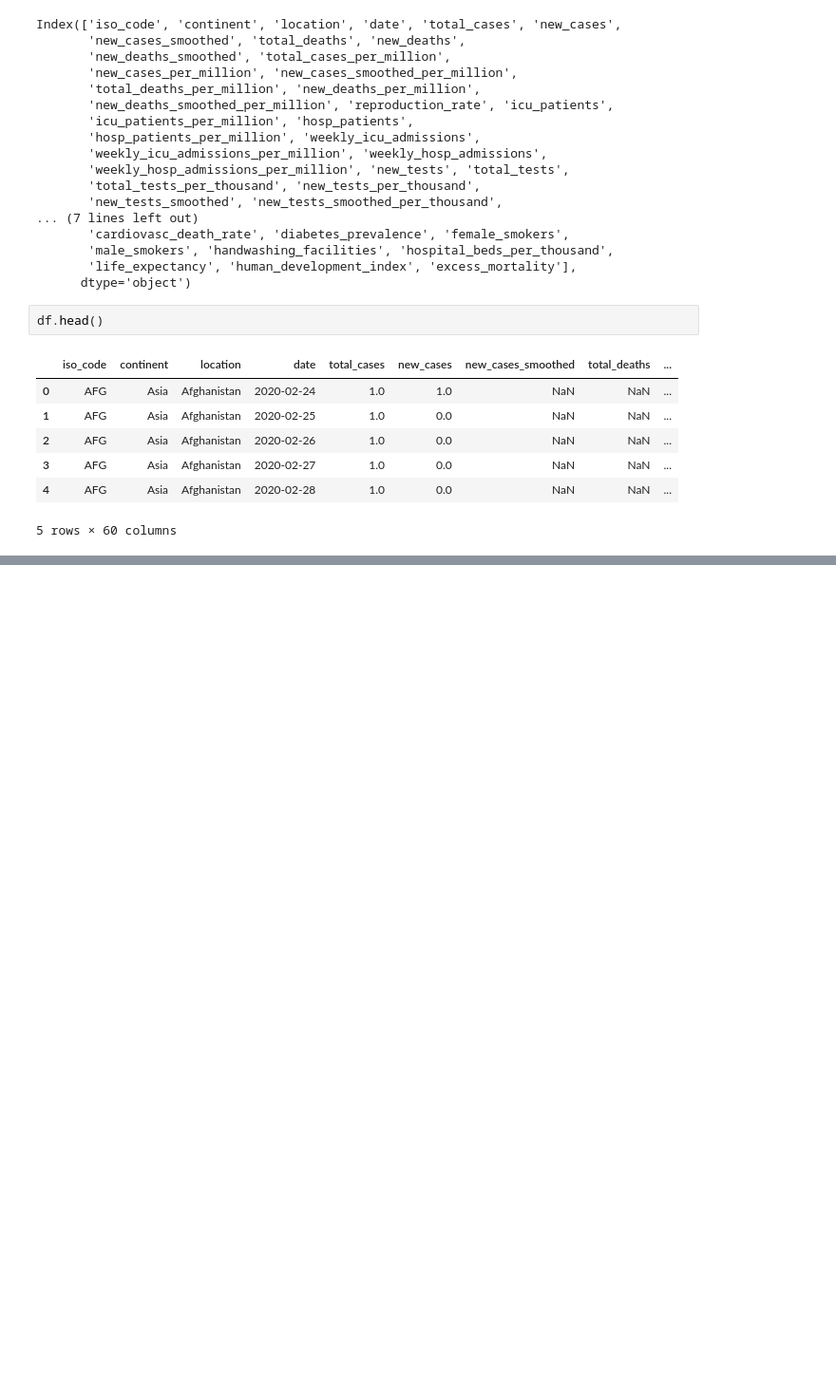
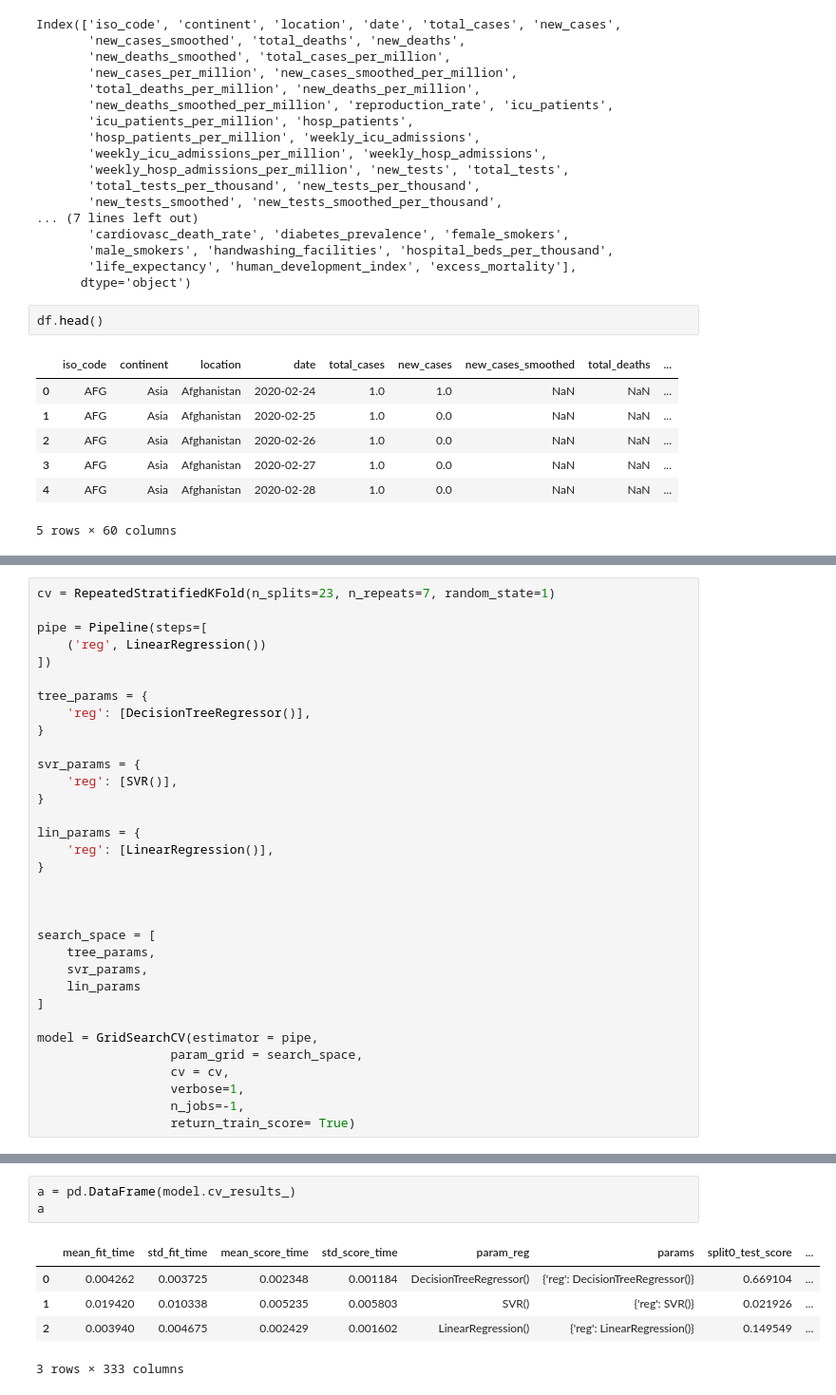
Before and after one commit to Adriagallardo/Adria-Gallardo-Thebridge, a Jupyter notebook: Ejercicios/Week10/5.covid-forecast.ipynb, the cells around one changed output, grey strips where cells are left out. Shown at 95% size. Drawn from its saved outputs; the diff is of its cells as text; blank space fills up the shorter version.

```diff
--- a/Ejercicios/Week10/5.covid-forecast.ipynb
+++ b/Ejercicios/Week10/5.covid-forecast.ipynb
@@ -148,0 +168,33 @@ AttributeError: module 'matplotlib.pyplot' has no attribute 'fig'
+# %%
+cv = RepeatedStratifiedKFold(n_splits=23, n_repeats=7, random_state=1)
+
+pipe = Pipeline(steps=[
+    ('reg', LinearRegression())
+])
+
+tree_params = {
+    'reg': [DecisionTreeRegressor()],
+}
+
+svr_params = {
+    'reg': [SVR()],
+}
+
+lin_params = {
+    'reg': [LinearRegression()],
+}
+
+
+
+search_space = [
+    tree_params,
+    svr_params,
+    lin_params
+]
+
+model = GridSearchCV(estimator = pipe,
+                  param_grid = search_space,
+                  cv = cv,
+                  verbose=1,
+                  n_jobs=-1,
+                  return_train_score= True)
@@ -148,0 +218,9 @@ AttributeError: module 'matplotlib.pyplot' has no attribute 'fig'
+# %%
+a = pd.DataFrame(model.cv_results_)
+a
+# %% [output]
+|  | mean_fit_time | std_fit_time | mean_score_time | std_score_time | param_reg | params | split0_test_score | ... |
+| 0 | 0.004262 | 0.003725 | 0.002348 | 0.001184 | DecisionTreeRegressor() | {'reg': DecisionTreeRegressor()} | 0.669104 | ... |
+| 1 | 0.019420 | 0.010338 | 0.005235 | 0.005803 | SVR() | {'reg': SVR()} | 0.021926 | ... |
+| 2 | 0.003940 | 0.004675 | 0.002429 | 0.001602 | LinearRegression() | {'reg': LinearRegression()} | 0.149549 | ... |
+3 rows × 333 columns
```
Also changed, not shown: parts of 17 cells of this notebook, 2 other files.
